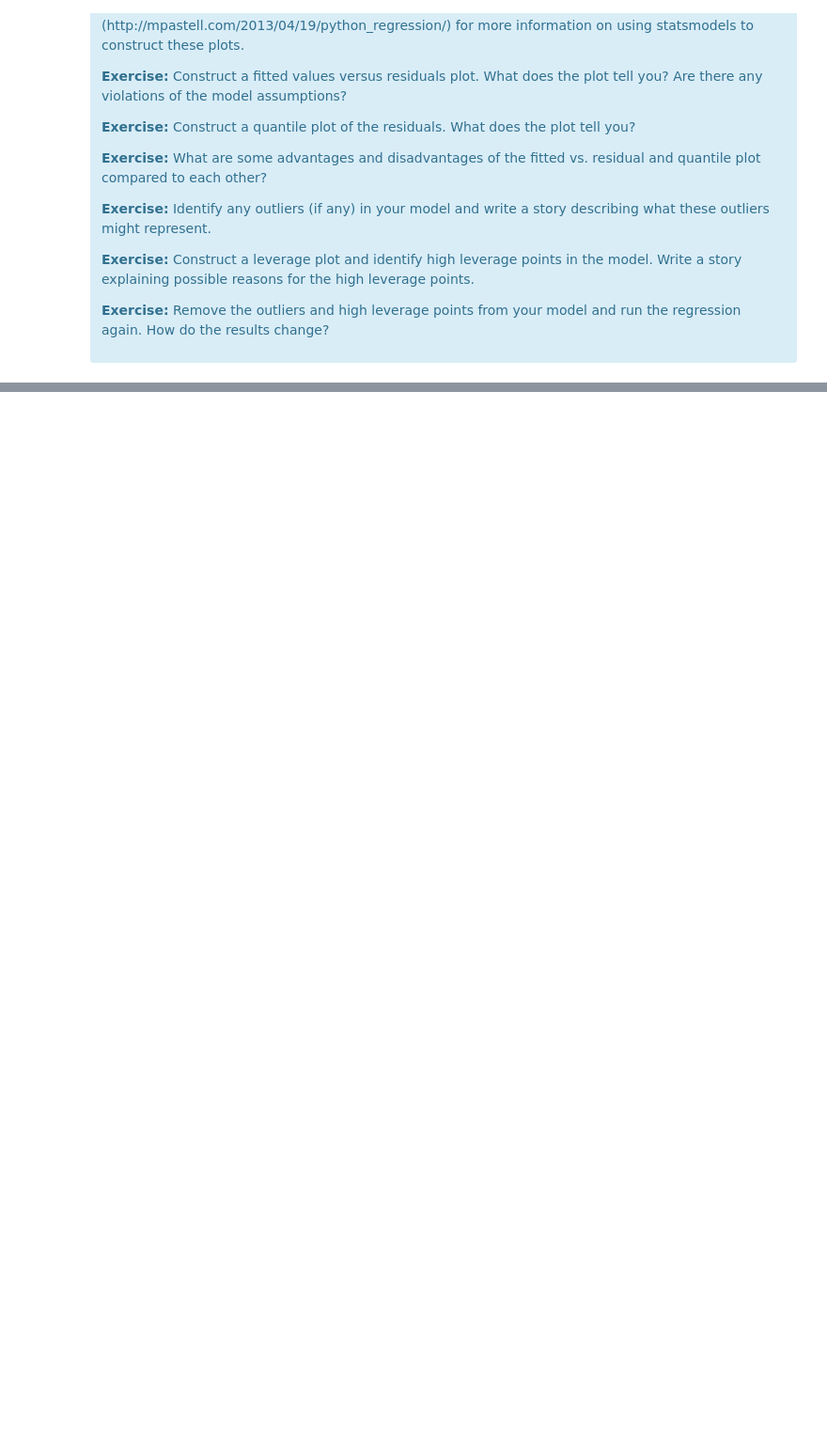
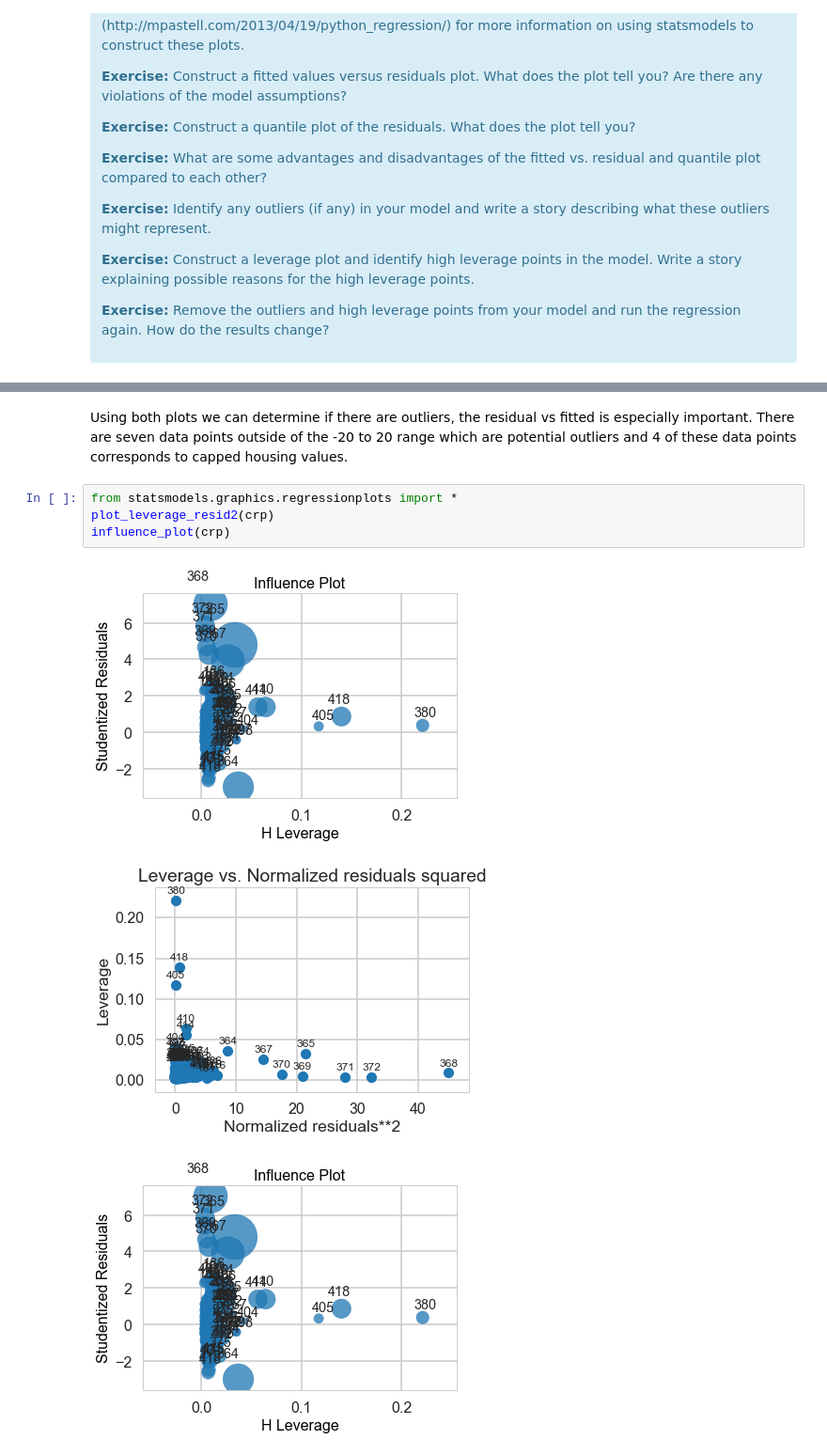
Before and after one commit to sedale33/Springboard, a Jupyter notebook: U0901LinearRegression/Mini_Project_Linear_Regression.ipynb, the cells around one changed output, grey strips where cells are left out. Shown: that part at 94% size. Drawn from its saved outputs; the diff is of its cells as text; blank space fills up the shorter version.

```diff
--- a/U0901LinearRegression/Mini_Project_Linear_Regression.ipynb
+++ b/U0901LinearRegression/Mini_Project_Linear_Regression.ipynb
@@ -889,0 +907,10 @@ There are some other issues that are important investigate with linear regressio
+# %% [markdown]
+Using both plots we can determine if there are outliers, the residual vs fitted is especially important. There are seven data points outside of the -20 to 20 range which are potential outliers and 4 of these data points corresponds to capped housing values.
+# %%
+from statsmodels.graphics.regressionplots import *
+plot_leverage_resid2(crp)
+influence_plot(crp)
+# %% [output]
+[figure, added]
+[figure, added]
+[figure, added]
```
Also changed, not shown: parts of 15 cells of this notebook.
